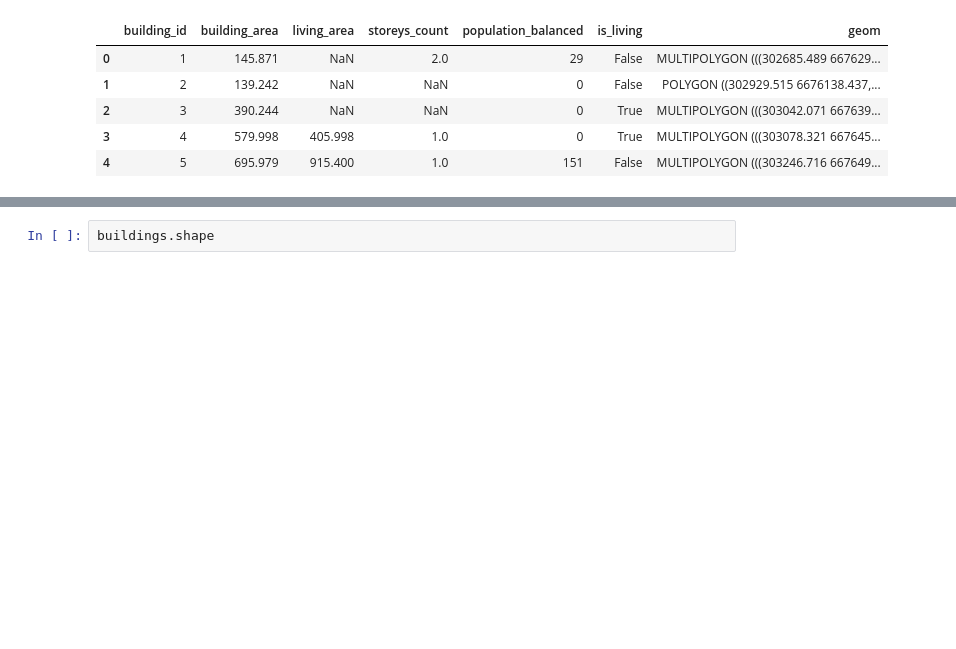
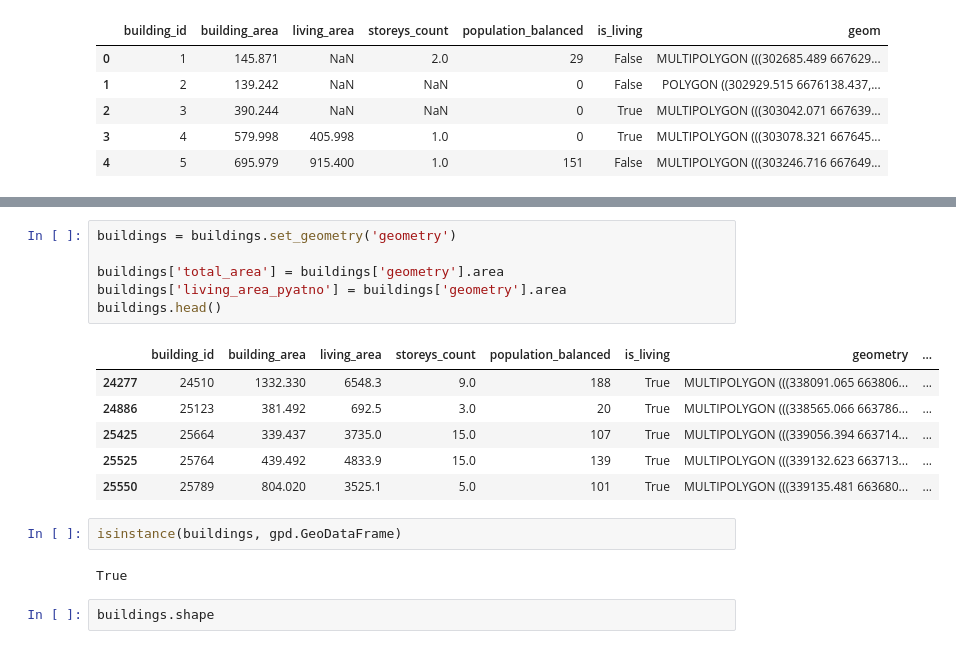
Before and after one commit to ValeriyaTikhevich/urban_project, a Jupyter notebook: examples/my_code/1_blocks_with_houses.ipynb, the cells around one changed output, grey strips where cells are left out. Saved outputs shown, nothing was run; the diff lists cells and outputs as text; blank space fills up the shorter version.

```diff
--- a/examples/my_code/1_blocks_with_houses.ipynb
+++ b/examples/my_code/1_blocks_with_houses.ipynb
@@ -149,6 +151,23 @@ buildings.head()
 | 25425 | 25664 | 339.437 | 3735.0 | 15.0 | 107 | True | MULTIPOLYGON (((339056.394 663714... |
 | 25525 | 25764 | 439.492 | 4833.9 | 15.0 | 139 | True | MULTIPOLYGON (((339132.623 663713... |
 | 25550 | 25789 | 804.020 | 3525.1 | 5.0 | 101 | True | MULTIPOLYGON (((339135.481 663680... |
+# %%
+buildings = buildings.set_geometry('geometry')
+
+buildings['total_area'] = buildings['geometry'].area
+buildings['living_area_pyatno'] = buildings['geometry'].area
+buildings.head()
+# %% [output]
+|  | building_id | building_area | living_area | storeys_count | population_balanced | is_living | geometry | ... |
+| 24277 | 24510 | 1332.330 | 6548.3 | 9.0 | 188 | True | MULTIPOLYGON (((338091.065 663806... | ... |
+| 24886 | 25123 | 381.492 | 692.5 | 3.0 | 20 | True | MULTIPOLYGON (((338565.066 663786... | ... |
+| 25425 | 25664 | 339.437 | 3735.0 | 15.0 | 107 | True | MULTIPOLYGON (((339056.394 663714... | ... |
+| 25525 | 25764 | 439.492 | 4833.9 | 15.0 | 139 | True | MULTIPOLYGON (((339132.623 663713... | ... |
+| 25550 | 25789 | 804.020 | 3525.1 | 5.0 | 101 | True | MULTIPOLYGON (((339135.481 663680... | ... |
+# %%
+isinstance(buildings, gpd.GeoDataFrame)
+# %% [output]
+True
 # %%
 buildings.shape
 # %% [output]
```
Also changed, not shown: parts of 2 cells of this notebook.
